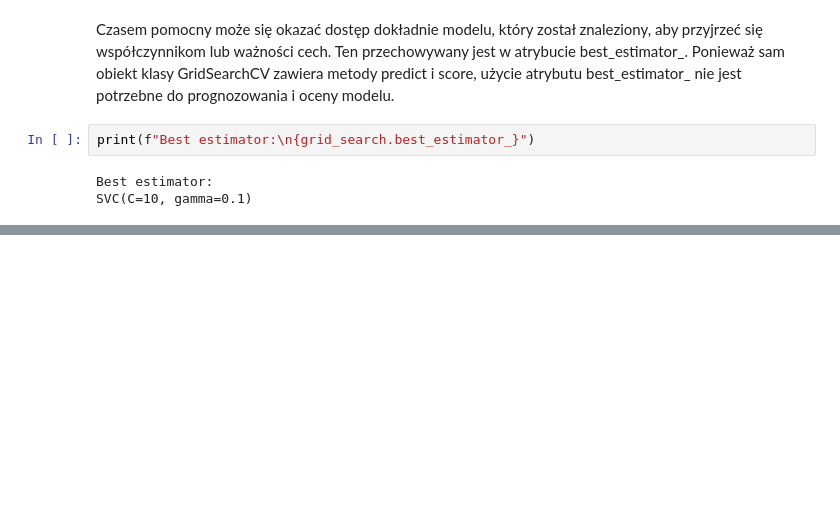
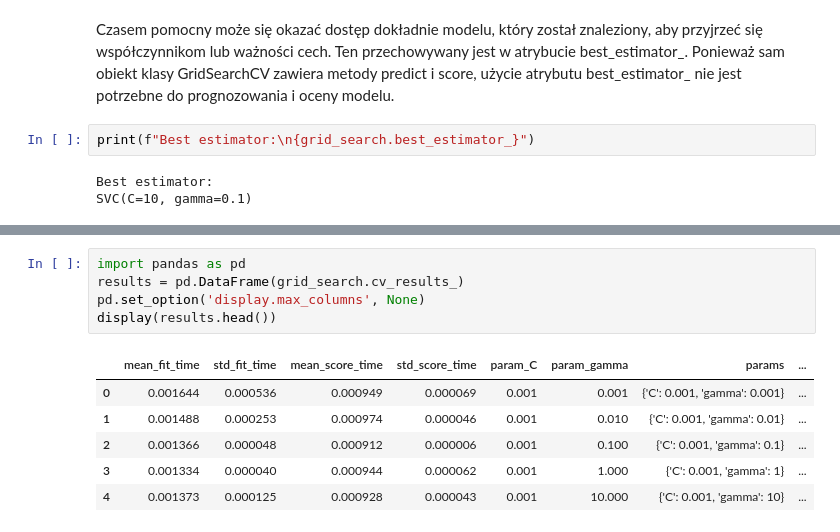
Before and after one commit to jakubtwalczak/Muller_Guido_Introduction_to_ML, a Jupyter notebook: Rozdział_5_Ocena_i_doskonalenie_modelu.ipynb, the cells around one changed output, grey strips where cells are left out. Cells and saved outputs as stored; diff of their text form; blank space fills up the shorter version.

```diff
--- a/Rozdział_5_Ocena_i_doskonalenie_modelu.ipynb
+++ b/Rozdział_5_Ocena_i_doskonalenie_modelu.ipynb
@@ -344,0 +351,12 @@ SVC(C=10, gamma=0.1)
+# %%
+import pandas as pd
+results = pd.DataFrame(grid_search.cv_results_)
+pd.set_option('display.max_columns', None)
+display(results.head())
+# %% [output]
+|  | mean_fit_time | std_fit_time | mean_score_time | std_score_time | param_C | param_gamma | params | ... |
+| 0 | 0.001644 | 0.000536 | 0.000949 | 0.000069 | 0.001 | 0.001 | {'C': 0.001, 'gamma': 0.001} | ... |
+| 1 | 0.001488 | 0.000253 | 0.000974 | 0.000046 | 0.001 | 0.010 | {'C': 0.001, 'gamma': 0.01} | ... |
+| 2 | 0.001366 | 0.000048 | 0.000912 | 0.000006 | 0.001 | 0.100 | {'C': 0.001, 'gamma': 0.1} | ... |
+| 3 | 0.001334 | 0.000040 | 0.000944 | 0.000062 | 0.001 | 1.000 | {'C': 0.001, 'gamma': 1} | ... |
+| 4 | 0.001373 | 0.000125 | 0.000928 | 0.000043 | 0.001 | 10.000 | {'C': 0.001, 'gamma': 10} | ... |
```
Also changed, not shown: parts of 8 cells of this notebook.
